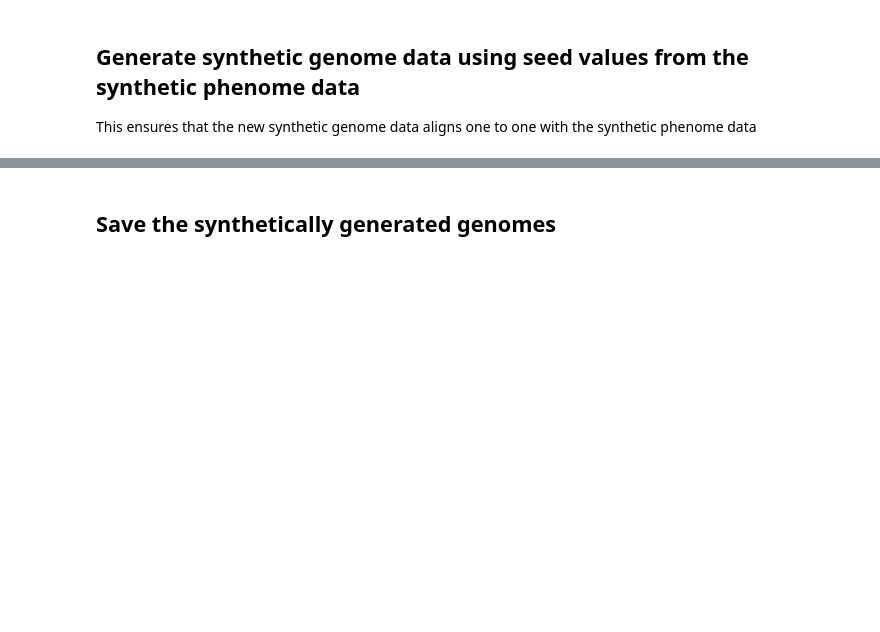
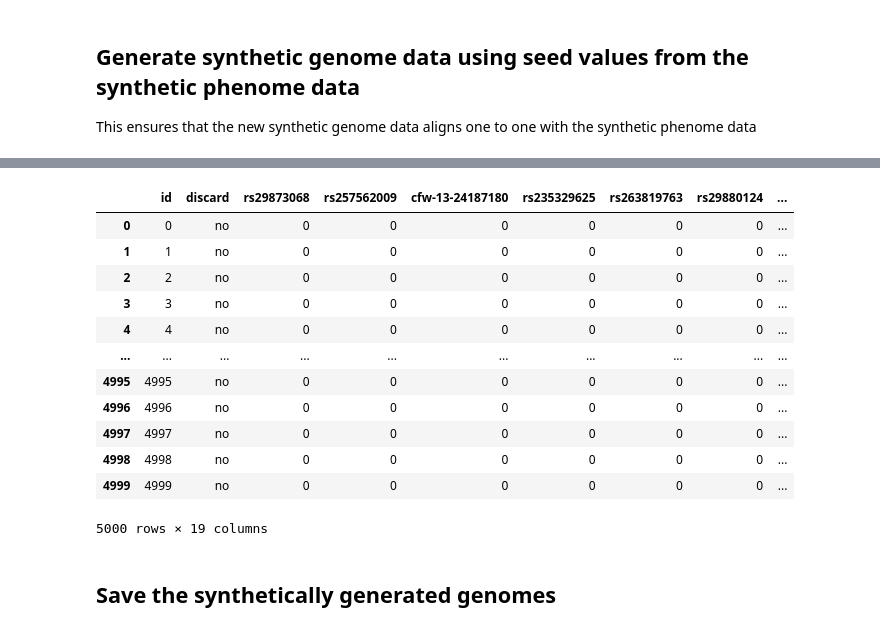
Before and after one commit to gretelai/synthetic-data-genomics, a Jupyter notebook: synthetics/04_create_synthetic_mouse_genomes.ipynb, the cells around one changed output, grey strips where cells are left out. Cells and saved outputs as stored; diff of their text form; code cells hidden in the pictures; blank space fills up the shorter version.

```diff
--- a/synthetics/04_create_synthetic_mouse_genomes.ipynb
+++ b/synthetics/04_create_synthetic_mouse_genomes.ipynb
@@ -142,0 +343,11 @@ synthetic_genomes
+# %%
+# Now repeat the process of using the phenome seeds to generate genome data for the low
+# association batch
+
+rh = models[1].create_record_handler_obj(data_source=seedfile, params={"num_records": len(seed_df)})
+rh.submit_cloud()
+
+poll(rh)
+
+synthetic_genomes_lowassoc = pd.read_csv(rh.get_artifact_link("data"), compression='gzip')
+synthetic_genomes_lowassoc
@@ -143,3 +403,34 @@ synthetic_genomes
+# %%
+# Drop the phenome information from the genome synth data and add back in the fields "id" and "discard"
+
+id_col = []
+discard_col = []
+for i in range(len(synthetic_genomes_lowassoc.index)):
+    id_col.append(i)
+    discard_col.append("no")
+
+synthetic_genomes_lowassoc = synthetic_genomes_lowassoc.drop(['abBMD', 'SW16'], axis=1)
+columns = ['id', 'discard']
+columns = columns + list(synthetic_genomes_lowassoc.columns)
+synthetic_genomes_lowassoc["id"] = id_col
+synthetic_genomes_lowassoc["discard"] = discard_col
+synthetic_genomes_lowassoc = synthetic_genomes_lowassoc.filter(columns)
+# %%
+synthetic_genomes_lowassoc
+# %% [output]
+|  | id | discard | rs29873068 | rs257562009 | cfw-13-24187180 | rs235329625 | rs263819763 | rs29880124 | ... |
+| 0 | 0 | no | 0 | 0 | 0 | 0 | 0 | 0 | ... |
+| 1 | 1 | no | 0 | 0 | 0 | 0 | 0 | 0 | ... |
+| 2 | 2 | no | 0 | 0 | 0 | 0 | 0 | 0 | ... |
+| 3 | 3 | no | 0 | 0 | 0 | 0 | 0 | 0 | ... |
+| 4 | 4 | no | 0 | 0 | 0 | 0 | 0 | 0 | ... |
+| ... | ... | ... | ... | ... | ... | ... | ... | ... | ... |
+| 4995 | 4995 | no | 0 | 0 | 0 | 0 | 0 | 0 | ... |
+| 4996 | 4996 | no | 0 | 0 | 0 | 0 | 0 | 0 | ... |
+| 4997 | 4997 | no | 0 | 0 | 0 | 0 | 0 | 0 | ... |
+| 4998 | 4998 | no | 0 | 0 | 0 | 0 | 0 | 0 | ... |
+| 4999 | 4999 | no | 0 | 0 | 0 | 0 | 0 | 0 | ... |
+5000 rows × 19 columns
 # %% [markdown]
 ## Save the synthetically generated genomes
 # %%
```
Also changed, not shown: parts of 21 cells of this notebook, 7 other files.
